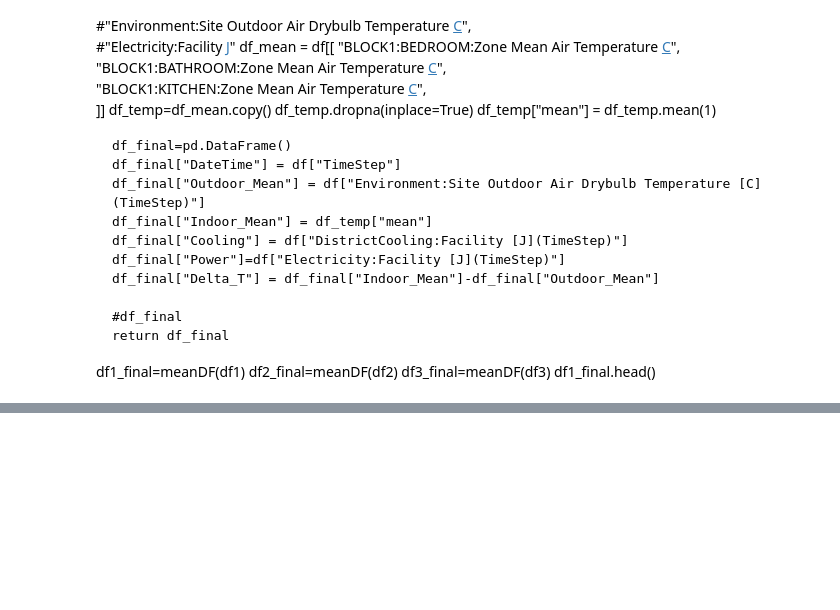
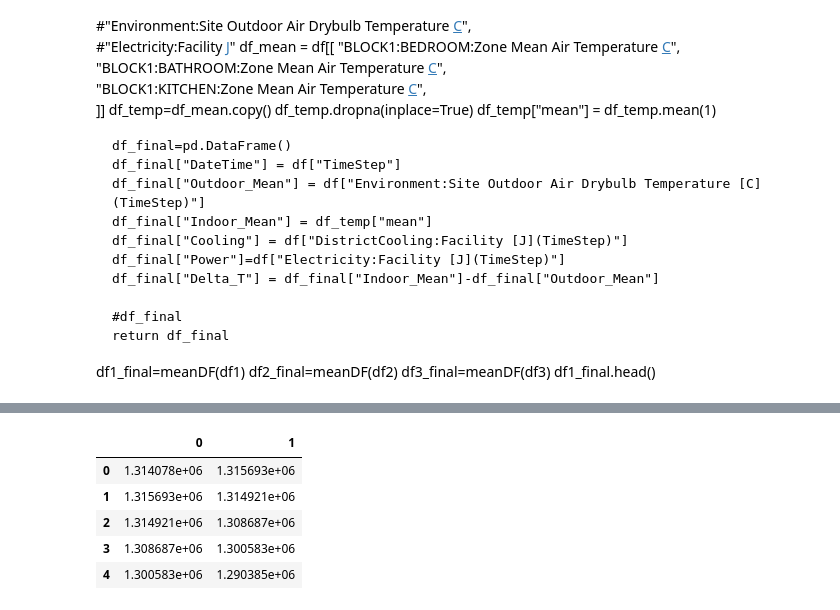
Before and after one commit to bre3760/ictbuilding, a Jupyter notebook: prediction_model/LSTM_proof-CNN.ipynb, the cells around one changed output, grey strips where cells are left out. Saved outputs shown, nothing was run; the diff lists cells and outputs as text; code cells hidden in the pictures; blank space fills up the shorter version.

```diff
--- a/prediction_model/LSTM_proof-CNN.ipynb
+++ b/prediction_model/LSTM_proof-CNN.ipynb
@@ -317,6 +327,15 @@ pred_df = pd.DataFrame(pred_denorm)
 # %%
 test_denorm = [t*std+mean for t in test_y]
 test = pd.DataFrame(test_denorm)
+# %%
+test.head()
+# %% [output]
+|  | 0 | 1 |
+| 0 | 1.314078e+06 | 1.315693e+06 |
+| 1 | 1.315693e+06 | 1.314921e+06 |
+| 2 | 1.314921e+06 | 1.308687e+06 |
+| 3 | 1.308687e+06 | 1.300583e+06 |
+| 4 | 1.300583e+06 | 1.290385e+06 |
 # %%
 plt.figure(figsize=(20,20))
 plot_test = test_y.copy()
```
Also changed, not shown: parts of 21 cells of this notebook, 5 other files.
